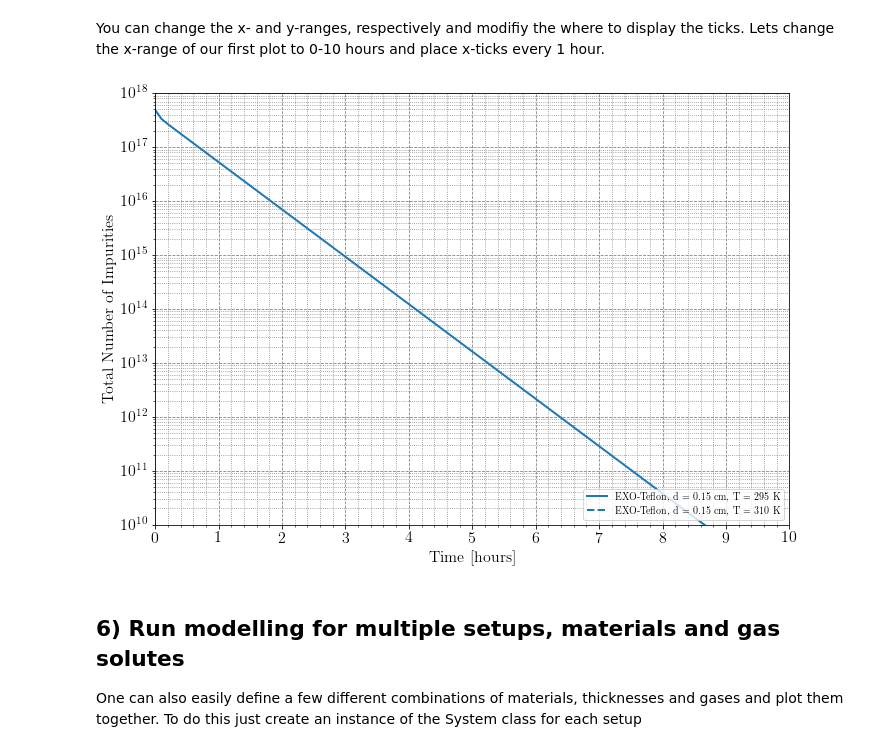
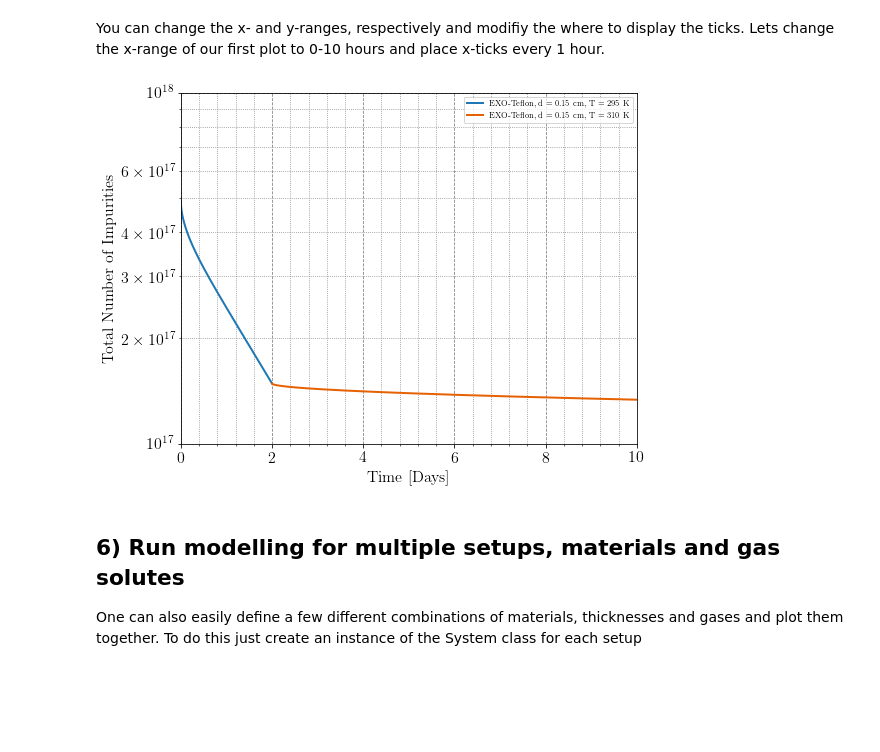
Before and after one commit to nEXO-collaboration/Impurity-Model, a Jupyter notebook: Modelling.ipynb, the cells around one changed output. Saved outputs shown, nothing was run; the diff lists cells and outputs as text; code cells hidden in the pictures; blank space fills up the shorter version.

```diff
--- a/Modelling.ipynb
+++ b/Modelling.ipynb
@@ -42,2 +46,4 @@ Name: YLXPS
+# %%
+S1.Time = GetTimeStamps(Points=[0, 2, 20], Spacing=0.001, TimeScale='Days')
 # %% [markdown]
 Define the different temperatures for which to calculate outgassing. Note that `Temperature` should always be of type list even if only one value is used. Then add it to your setup.
@@ -49,5 +50,10 @@ Sets time regions for the above defined temperature values. The first element of
-# %%
-S1.Time = GetTimeStamps(Points=[0,100,200], Spacing=0.1, TimeScale='Hours')
+# %%
+T1 = np.array([293.15]*len(S1.Time[0]))
+T3 = np.array([164.0]*len(S1.Time[1]))
+Temperature = [T1, T3]
+S1.Temp = Temperature
+# %%
+S1.Constraints = [1000000,10000000,1000000]
 # %% [markdown]
 ## 3) Calculate Outgassing
 Calculate the diffusion constants for the above defined temperatures using the Arrhenius equation defined in `Outgassing.py`.
@@ -81,9 +95,9 @@ PlotFlowRateVsTime([S1])
 # %% [markdown]
 You can change the x- and y-ranges, respectively and modifiy the where to display the ticks. Lets change the x-range of our first plot to 0-10 hours and place x-ticks every 1 hour.
 # %%
-PlotImpuritiesVsTime([S1], XRange=[0,10], XTicks=1)
+PlotImpuritiesVsTime([S1], XRange=[0,10], YRange=[1E17, 1E18], XTicks=2, TimeScale='Days', Size=(10,6))
 # %% [output]
-[figure, old version]
+[figure, new version]
 # %% [markdown]
 ## 6) Run modelling for multiple setups, materials and gas solutes
 One can also easily define a few different combinations of materials, thicknesses and gases and plot them together. To do this just create an instance of the System class for each setup
```
Also changed, not shown: parts of 12 cells of this notebook, 28 other files.
